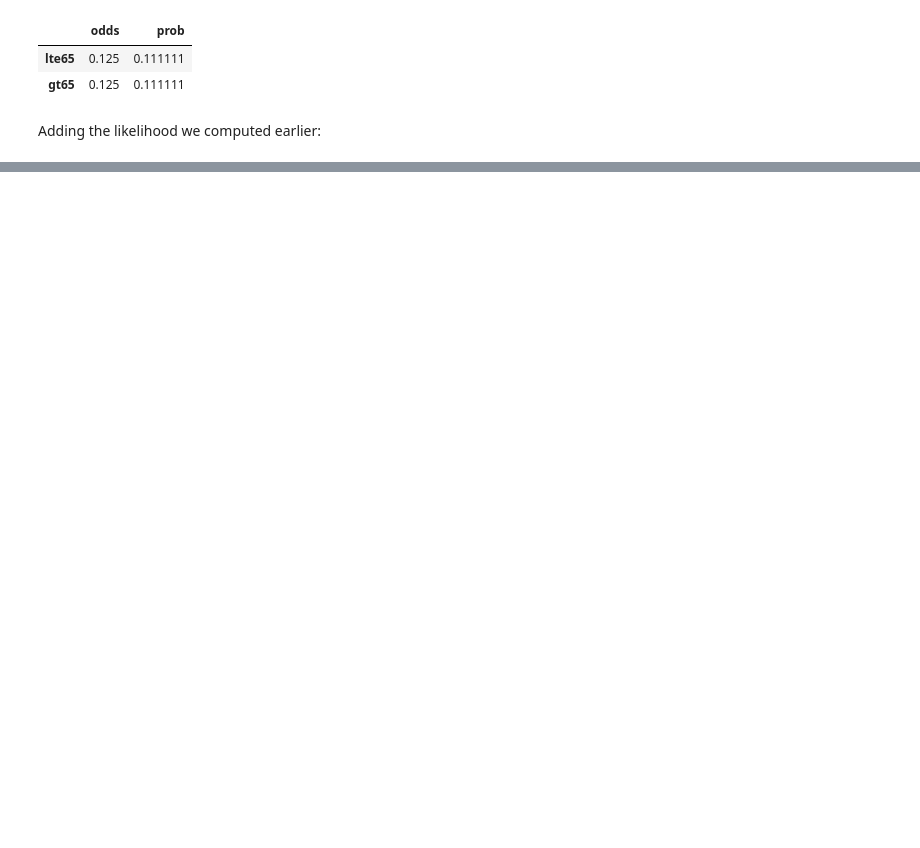
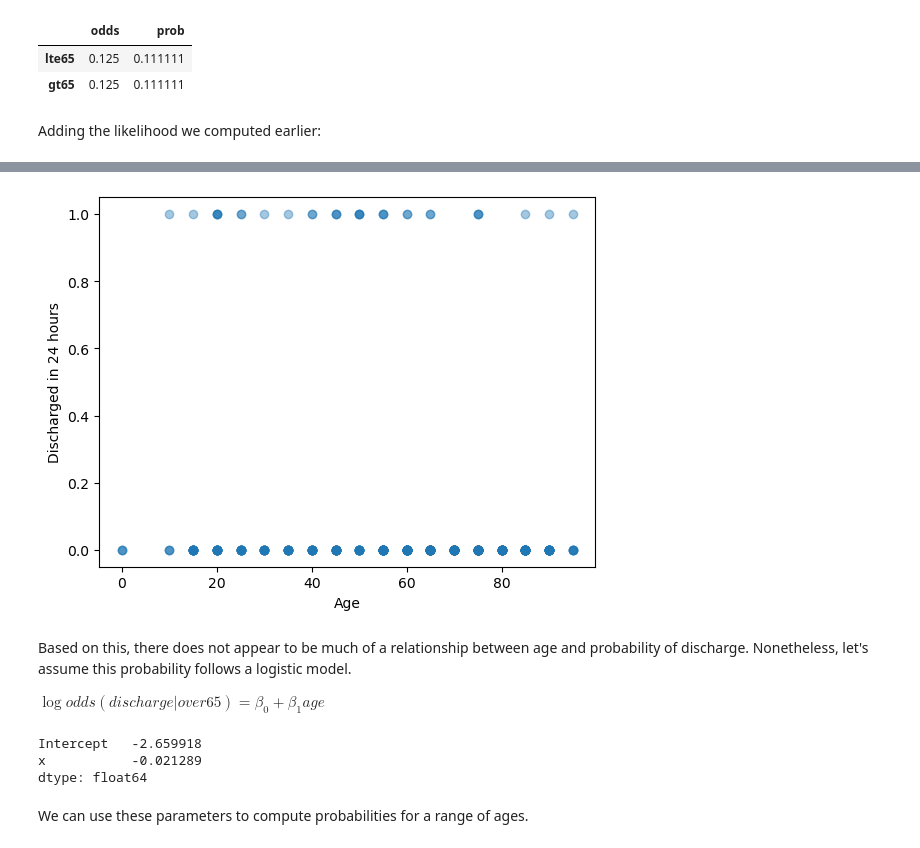
Before and after one commit to HYLODE/HyStakes, a Jupyter notebook: hystakes/vignettes/bayes-for-discharge-using-odds.ipynb, the cells around one changed output, grey strips where cells are left out. Drawn from its saved outputs; the diff is of its cells as text; code cells hidden in the pictures; blank space fills up the shorter version.

Commit message:
trying logistic regression

```diff
--- a/hystakes/vignettes/bayes-for-discharge-using-odds.ipynb
+++ b/hystakes/vignettes/bayes-for-discharge-using-odds.ipynb
@@ -155,0 +238,34 @@ table
+# %%
+import matplotlib.pyplot as plt
+
+fig, ax = plt.subplots(1, 1)
+ax.plot(df['age'], df['dischargein24'], 'o',
+            label='data', color='C0', alpha=0.4)
+
+ax.set_ylabel('Discharged in 24 hours')
+ax.set_xlabel('Age')
+
+plt.show()
+# %% [output]
+[figure, added]
+# %% [markdown]
+Based on this, there does not appear to be much of a relationship between age and probability of discharge. Nonetheless, let's assume this probability follows a logistic model.
+
+$ \log odds(discharge | over65 ) = \beta_{0} + \beta_{1} age $
+# %%
+age_offset = df['age'].mean().round()
+df['x'] = df['age'] - age_offset
+df['y'] = df['dischargein24'].apply(lambda x: 1 if x else 0)
+
+import statsmodels.api as sm
+import statsmodels.formula.api as smf
+
+formula = 'y ~ x'
+results = smf.logit(formula, data=df[['x', 'y']]).fit(disp=False)
+results.params
+# %% [output]
+Intercept   -2.659918
+x           -0.021289
+dtype: float64
+# %% [markdown]
+We can use these parameters to compute probabilities for a range of ages.
```
Also changed, not shown: parts of 24 cells of this notebook, 2 other files.
